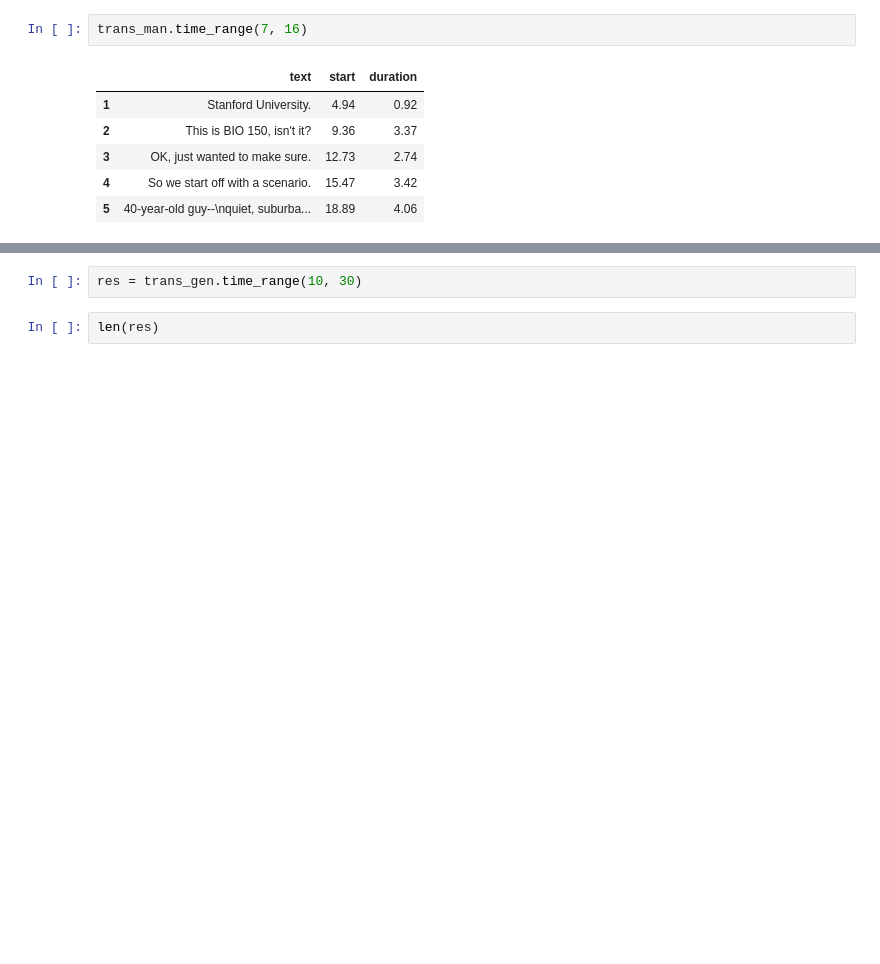
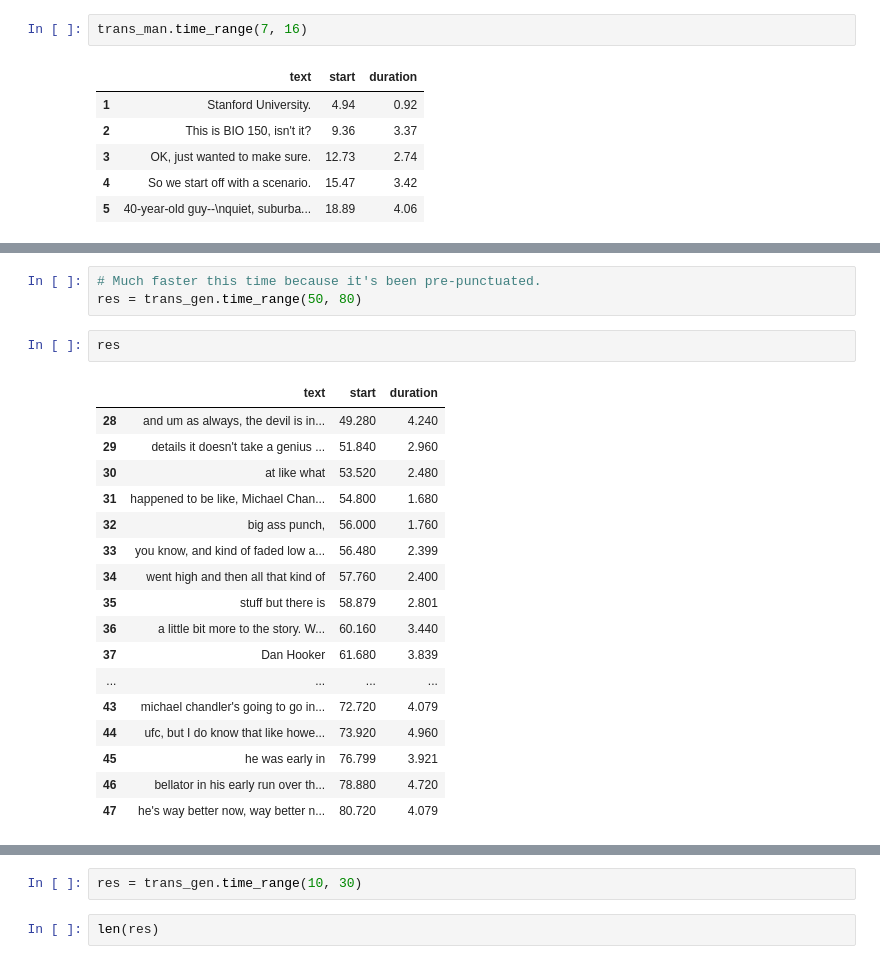
Before and after one commit to hdmamin/jabberwocky, a Jupyter notebook: notebooks/nb03-transcript-manager.ipynb, the cells around one changed output, grey strips where cells are left out. Cells and saved outputs as stored; diff of their text form; blank space fills up the shorter version.

```diff
--- a/notebooks/nb03-transcript-manager.ipynb
+++ b/notebooks/nb03-transcript-manager.ipynb
@@ -291,0 +330,23 @@ trans_gen._time_range(10, 30)
+# %%
+# Much faster this time because it's been pre-punctuated.
+res = trans_gen.time_range(50, 80)
+# %%
+res
+# %% [output]
+|  | text | start | duration |
+| 28 | and um as always, the devil is in... | 49.280 | 4.240 |
+| 29 | details it doesn't take a genius ... | 51.840 | 2.960 |
+| 30 | at like what | 53.520 | 2.480 |
+| 31 | happened to be like, Michael Chan... | 54.800 | 1.680 |
+| 32 | big ass punch, | 56.000 | 1.760 |
+| 33 | you know, and kind of faded low a... | 56.480 | 2.399 |
+| 34 | went high and then all that kind of | 57.760 | 2.400 |
+| 35 | stuff but there is | 58.879 | 2.801 |
+| 36 | a little bit more to the story. W... | 60.160 | 3.440 |
+| 37 | Dan Hooker | 61.680 | 3.839 |
+| ... | ... | ... | ... |
+| 43 | michael chandler's going to go in... | 72.720 | 4.079 |
+| 44 | ufc, but I do know that like howe... | 73.920 | 4.960 |
+| 45 | he was early in | 76.799 | 3.921 |
+| 46 | bellator in his early run over th... | 78.880 | 4.720 |
+| 47 | he's way better now, way better n... | 80.720 | 4.079 |
```
Also changed, not shown: parts of 17 cells of this notebook, 1 other file.
